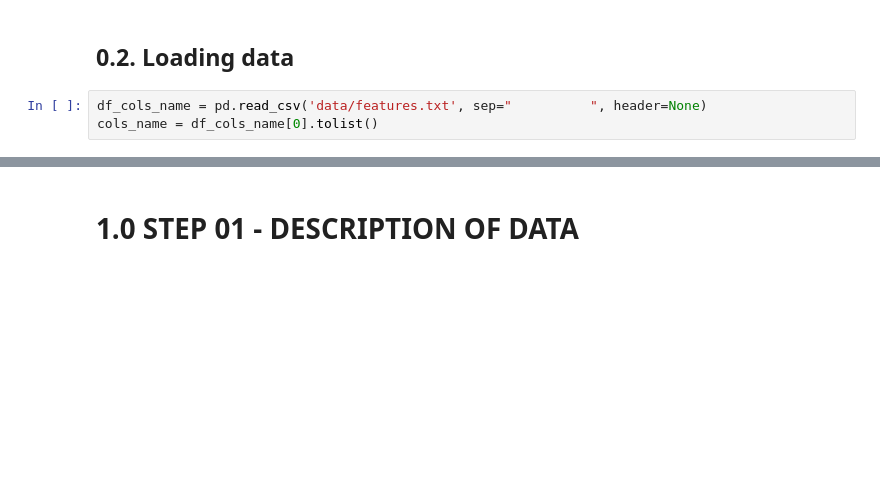
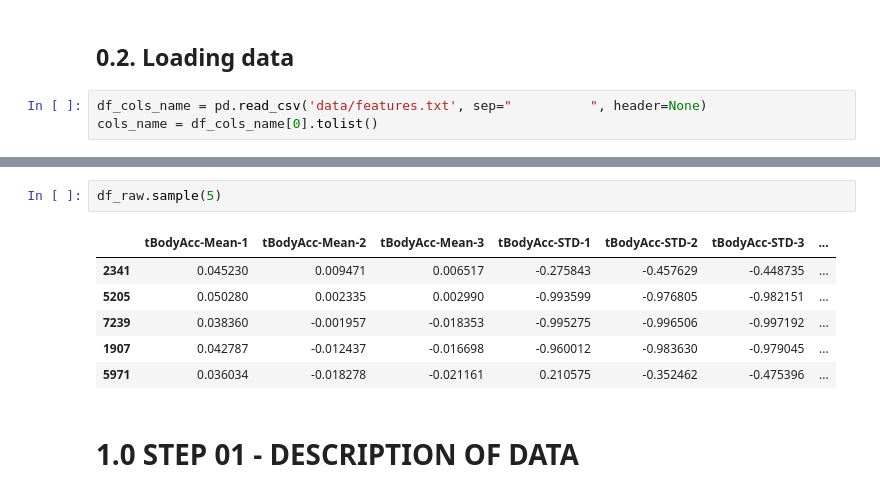
Before and after one commit to panambY/Human_Activity_Recognition, a Jupyter notebook: Human_Activity_Recognition.ipynb, the cells around one changed output, grey strips where cells are left out. Cells and saved outputs as stored; diff of their text form; blank space fills up the shorter version.

```diff
--- a/Human_Activity_Recognition.ipynb
+++ b/Human_Activity_Recognition.ipynb
@@ -59,3 +76,12 @@ df_raw.sample()
+# %%
+df_raw.sample(5)
+# %% [output]
+|  | tBodyAcc-Mean-1 | tBodyAcc-Mean-2 | tBodyAcc-Mean-3 | tBodyAcc-STD-1 | tBodyAcc-STD-2 | tBodyAcc-STD-3 | ... |
+| 2341 | 0.045230 | 0.009471 | 0.006517 | -0.275843 | -0.457629 | -0.448735 | ... |
+| 5205 | 0.050280 | 0.002335 | 0.002990 | -0.993599 | -0.976805 | -0.982151 | ... |
+| 7239 | 0.038360 | -0.001957 | -0.018353 | -0.995275 | -0.996506 | -0.997192 | ... |
+| 1907 | 0.042787 | -0.012437 | -0.016698 | -0.960012 | -0.983630 | -0.979045 | ... |
+| 5971 | 0.036034 | -0.018278 | -0.021161 | 0.210575 | -0.352462 | -0.475396 | ... |
 # %% [markdown]
 # 1.0 STEP 01 - DESCRIPTION OF DATA
 # %%
```
Also changed, not shown: parts of 39 cells of this notebook.
